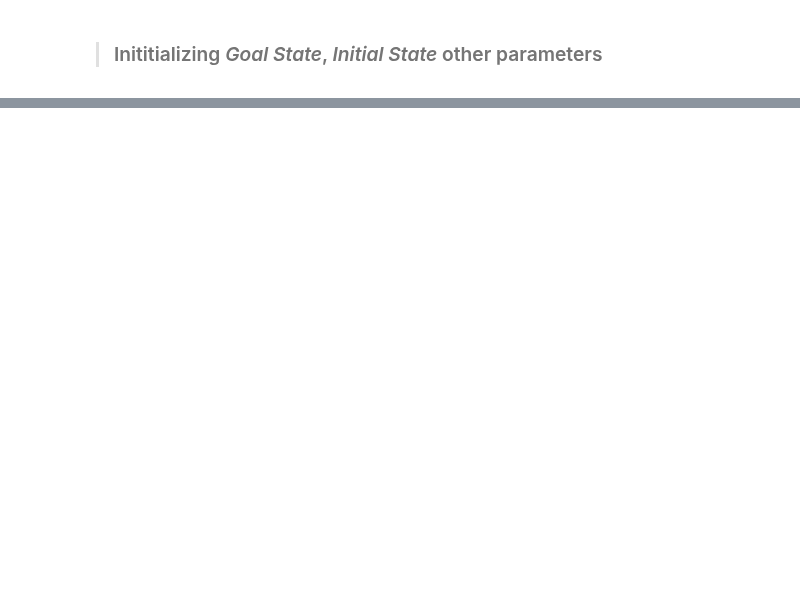
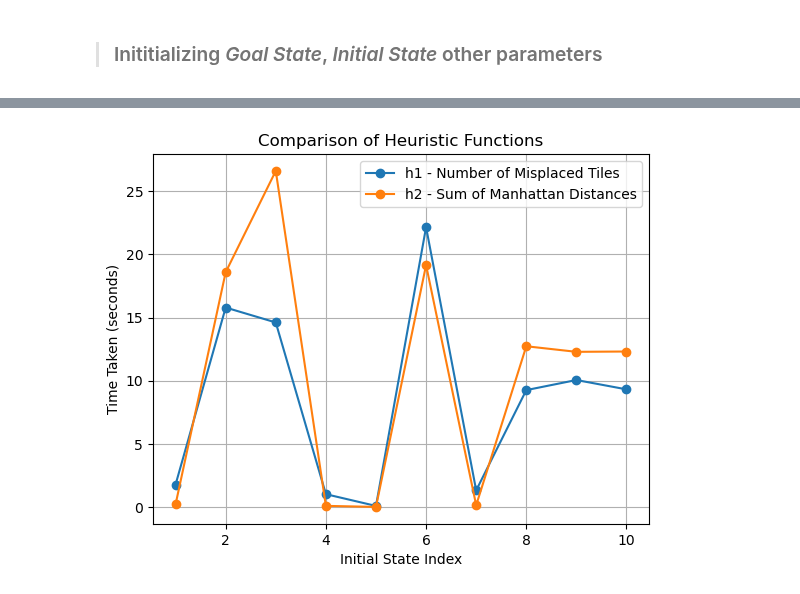
Before and after one commit to KuroInit/HDB-Resale-Price-Predict, a Jupyter notebook: lab8.ipynb, the cells around one changed output, grey strips where cells are left out. Saved outputs shown, nothing was run; the diff lists cells and outputs as text; code cells hidden in the pictures; blank space fills up the shorter version.

```diff
--- a/lab8.ipynb
+++ b/lab8.ipynb
@@ -119,11 +293,11 @@ def astar(startState, heuristicFunc):
 def h1(state):
     count = 0
     for i in range(0, 9):
-        if not (state.index(i) == goal_state.index(i)) :
+        if not (state.index(i) == goalState.index(i)) :
             count+=1
     return count
+
+def h2(state):
+    return sum(abs(p%puzzleSide - g%puzzleSide) + abs(p//puzzleSide - g//puzzleSide)
+               for p,g in ((state.index(i),goalState.index(i))
+               for i in range(1, 9)))
-# %%
-def h2(state):
-    return sum(abs(p%puzzle_side - g%puzzle_side) + abs(p//puzzle_side - g//puzzle_side)
-               for p,g in ((state.index(i),goal_state.index(i))
-               for i in range(1, 9)))
@@ -186,7 +307,10 @@ def get(dataList):
 # %%
 def backtrack():
-    currentNode = goalNode
-    while init_state != currentNode.state :
-        moves.insert(0, currentNode.move)
-        currentNode = currentNode.parent
+    global goalNode
+    moves = []
+    if goalNode is not None:
+        currentNode = goalNode
+        while currentNode.parent is not None:
+            moves.insert(0, currentNode.move)
+            currentNode = currentNode.parent
     return moves
@@ -237,0 +353,5 @@ def main():
+# %%
+def generate_random_state():
+    state = list(range(9))  # Generates a list [0, 1, ..., 8]
+    shuffle(state)          # Shuffles the list to create a random initial state
+    return state
@@ -237,0 +470,4 @@ def main():
+# %%
+plot_heuristics_by_time(df_states)
+# %% [output]
+[figure, added]
```
Also changed, not shown: parts of 32 cells of this notebook.
